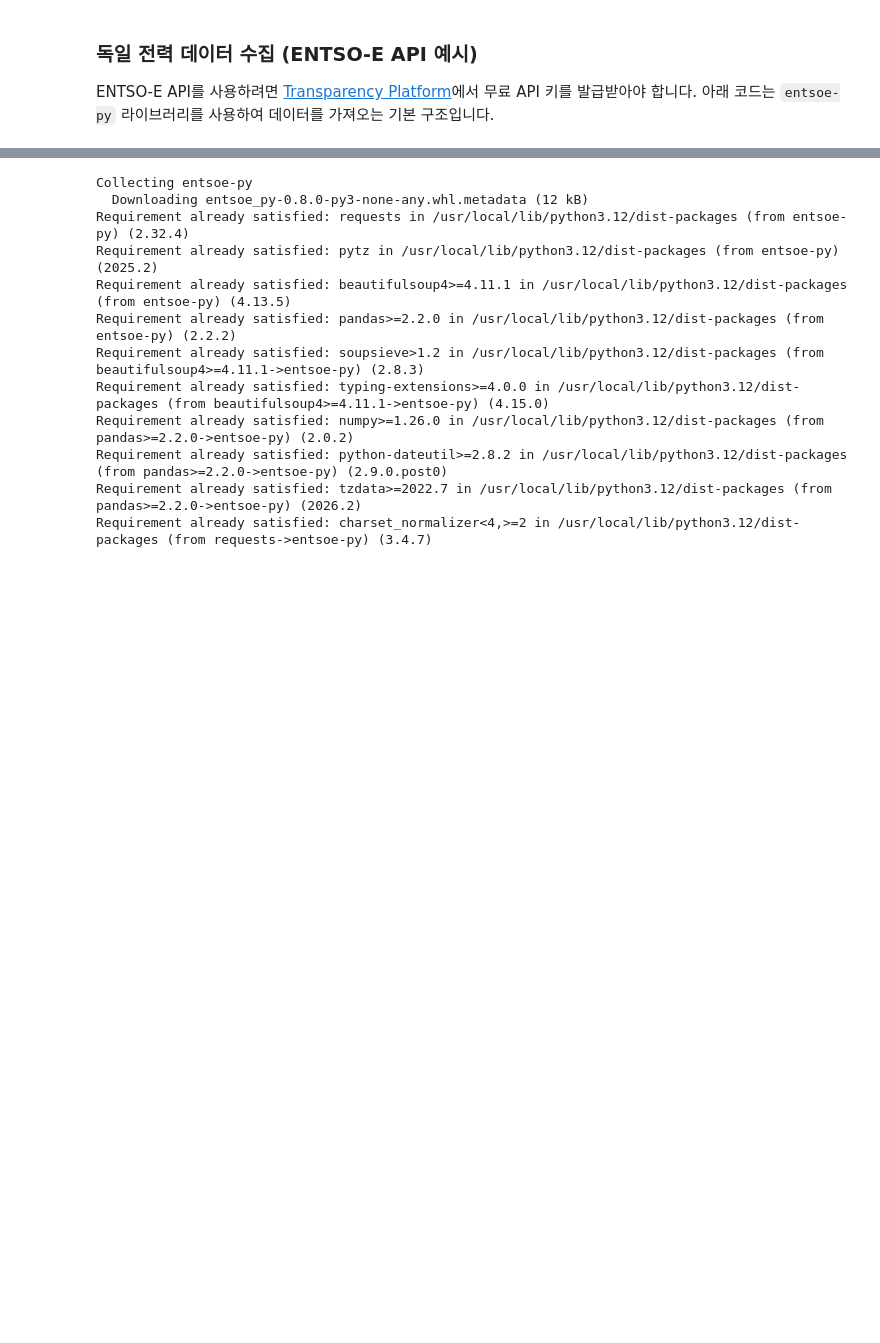
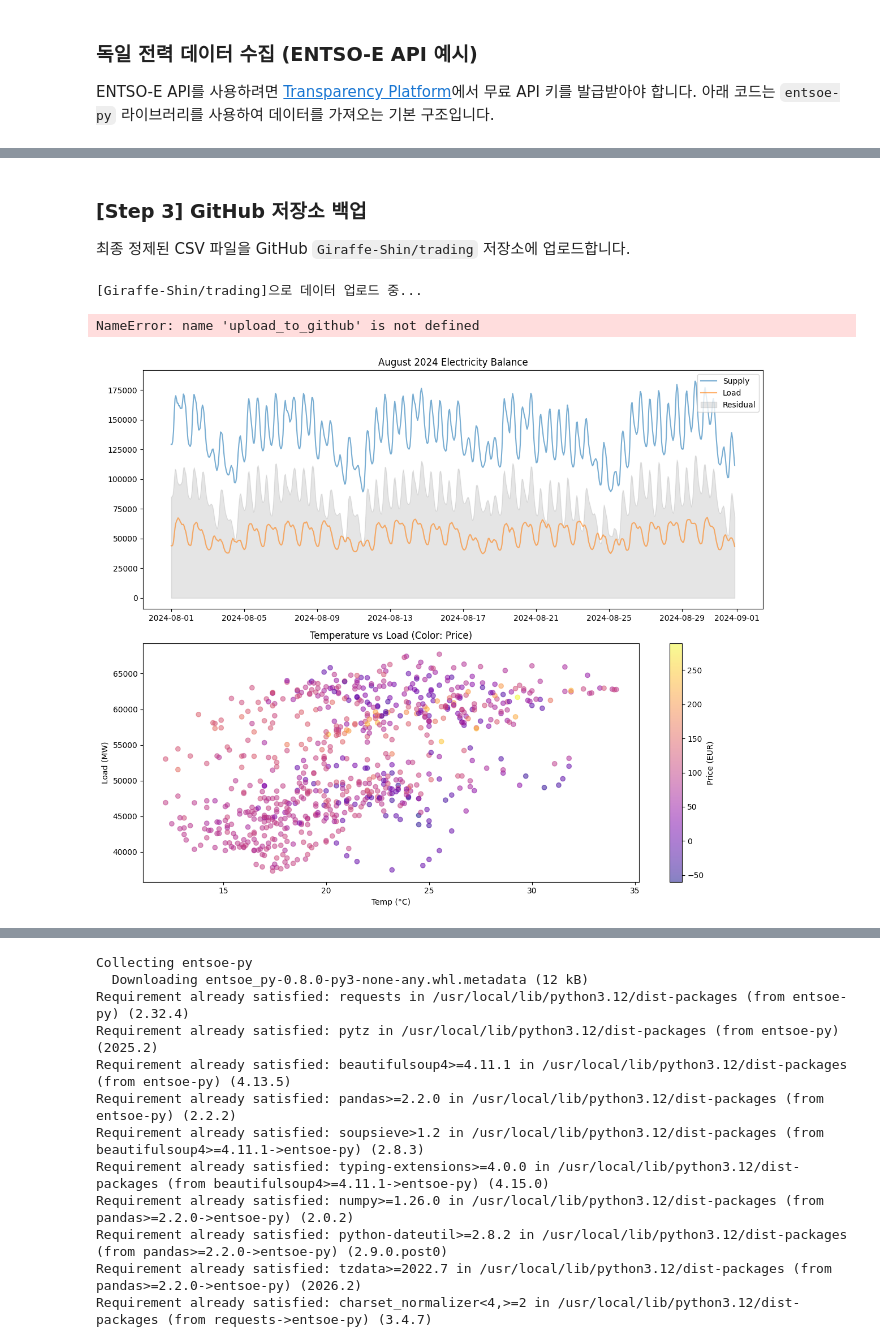
Before and after one commit to Giraffe-Shin/trading, a Jupyter notebook: 독일전력분석.ipynb, the cells around one changed output, grey strips where cells are left out. Saved outputs shown, nothing was run; the diff lists cells and outputs as text; code cells hidden in the pictures; blank space fills up the shorter version.

Commit message:
Colab을 통해 생성됨

```diff
--- a/독일전력분석.ipynb
+++ b/독일전력분석.ipynb
@@ -5,0 +493,65 @@ ENTSO-E API를 사용하려면 [Transparency Platform](https://transparency.ents
+# %% [markdown]
+### [Step 3] GitHub 저장소 백업
+최종 정제된 CSV 파일을 GitHub `Giraffe-Shin/trading` 저장소에 업로드합니다.
+# %%
+import os
+from github import Github
+from google.colab import userdata
+
+# GitHub 업로드 함수 재정의
+def upload_to_github(file_path, repo_name, branch="main"):
+    try:
+        token = userdata.get('GITHUB_TOKEN')
+        g = Github(token)
+        repo = g.get_user().get_repo(repo_name)
+        with open(file_path, 'r') as f:
+            content = f.read()
+        file_name = os.path.basename(file_path)
+        try:
+            contents = repo.get_contents(file_name, ref=branch)
+            repo.update_file(contents.path, f"Update {file_name}", content, contents.sha, branch=branch)
+            print(f"✅ GitHub 업데이트 완료: {file_name}")
+        except:
+            repo.create_file(file_name, f"Initial upload of {file_name}", content, branch=branch)
+            print(f"✅ GitHub 신규 파일 생성 완료: {file_name}")
+    except Exception as e:
+        print(f"❌ GitHub 업로드 실패: {e}")
+
+# 설정 및 실행
+REPO_NAME = "Giraffe-Shin/trading"
+DB_FILE = 'germany_energy_master.csv'
+
+if os.path.exists(DB_FILE) and len(df_master) > 0:
+    print(f"[{REPO_NAME}]으로 {len(df_master)}개 데이터 업로드 중...")
+    upload_to_github(DB_FILE, REPO_NAME)
+else:
+    print("❌ 업로드할 유효한 데이터가 없습니다. 2단계를 다시 확인하세요.")
+# %% [output]
+[Giraffe-Shin/trading]으로 데이터 업로드 중...
+NameError: name 'upload_to_github' is not defined
+# %%
+import matplotlib.pyplot as plt
+
+# 잔여 부하 계산
+df_master_2024['residual_mw'] = df_master_2024['supply_mw'] - df_master_2024['load_mw']
+
+fig, (ax1, ax2) = plt.subplots(2, 1, figsize=(12, 10))
+
+# 수급 밸런스 시각화
+ax1.plot(df_master_2024.index, df_master_2024['supply_mw'], label='Supply', alpha=0.6)
+ax1.plot(df_master_2024.index, df_master_2024['load_mw'], label='Load', alpha=0.6)
+ax1.fill_between(df_master_2024.index, 0, df_master_2024['residual_mw'], color='gray', alpha=0.2, label='Residual')
+ax1.set_title('August 2024 Electricity Balance')
+ax1.legend()
+
+# 기온 vs 수요 상관관계
+sc = ax2.scatter(df_master_2024['temp_c'], df_master_2024['load_mw'], c=df_master_2024['price_eur'], cmap='plasma', alpha=0.5)
+plt.colorbar(sc, ax=ax2, label='Price (EUR)')
+ax2.set_title('Temperature vs Load (Color: Price)')
+ax2.set_xlabel('Temp (°C)')
+ax2.set_ylabel('Load (MW)')
+
+plt.tight_layout()
+plt.show()
+# %% [output]
+[figure, added]
```
Also changed, not shown: parts of 74 cells of this notebook.
